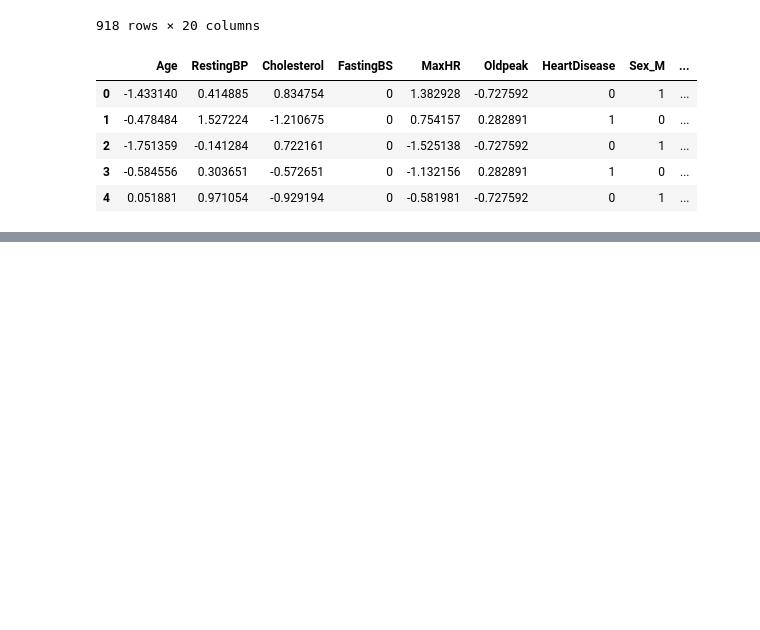
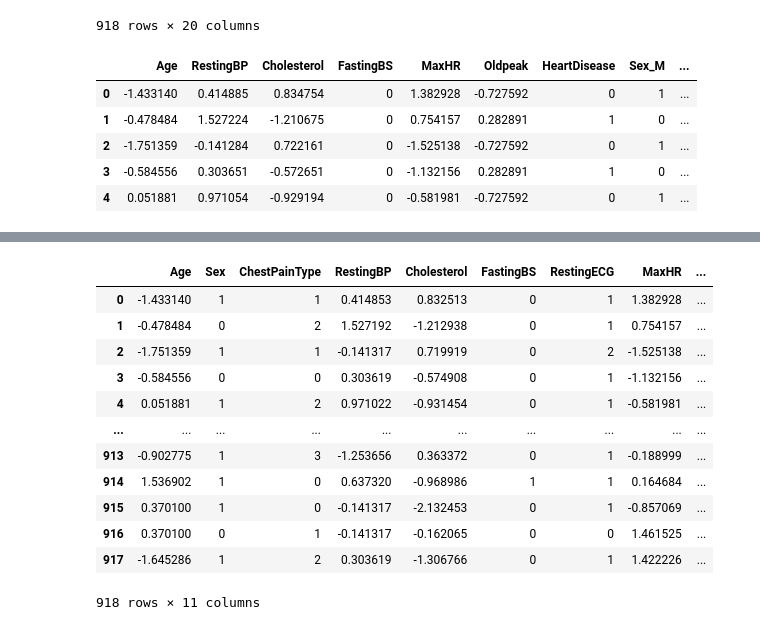
Before and after one commit to Shlok9027/Data-Science, a Jupyter notebook: MACHINE_LEARNING/Heart_Diesease_predictor/model.ipynb, the cells around one changed output, grey strips where cells are left out. Drawn from its saved outputs; the diff is of its cells as text; code cells hidden in the pictures; blank space fills up the shorter version.

```diff
--- a/MACHINE_LEARNING/Heart_Diesease_predictor/model.ipynb
+++ b/MACHINE_LEARNING/Heart_Diesease_predictor/model.ipynb
@@ -458,0 +556,40 @@ df_encoded.head()
+# %%
+X = df.drop('HeartDisease', axis =1 )
+y = df['HeartDisease']
+# %%
+from sklearn.preprocessing import LabelEncoder
+
+columns = ['Sex', 'ChestPainType', 'RestingECG', 'ST_Slope', 'ExerciseAngina']
+
+Xlabel = X.copy()
+
+label_encoders = {}
+
+for col in columns:
+    le = LabelEncoder()
+    Xlabel[col] = le.fit_transform(Xlabel[col].astype(str))
+    label_encoders[col] = le
+# %%
+from sklearn.preprocessing import StandardScaler
+
+scaler = StandardScaler()
+
+numeric_cols = ['Age', 'RestingBP', 'Cholesterol', 'MaxHR', 'Oldpeak']
+
+Xlabel[numeric_cols] = scaler.fit_transform(Xlabel[numeric_cols])
+# %%
+Xlabel
+# %% [output]
+|  | Age | Sex | ChestPainType | RestingBP | Cholesterol | FastingBS | RestingECG | MaxHR | ... |
+| 0 | -1.433140 | 1 | 1 | 0.414853 | 0.832513 | 0 | 1 | 1.382928 | ... |
+| 1 | -0.478484 | 0 | 2 | 1.527192 | -1.212938 | 0 | 1 | 0.754157 | ... |
+| 2 | -1.751359 | 1 | 1 | -0.141317 | 0.719919 | 0 | 2 | -1.525138 | ... |
+| 3 | -0.584556 | 0 | 0 | 0.303619 | -0.574908 | 0 | 1 | -1.132156 | ... |
+| 4 | 0.051881 | 1 | 2 | 0.971022 | -0.931454 | 0 | 1 | -0.581981 | ... |
+| ... | ... | ... | ... | ... | ... | ... | ... | ... | ... |
+| 913 | -0.902775 | 1 | 3 | -1.253656 | 0.363372 | 0 | 1 | -0.188999 | ... |
+| 914 | 1.536902 | 1 | 0 | 0.637320 | -0.968986 | 1 | 1 | 0.164684 | ... |
+| 915 | 0.370100 | 1 | 0 | -0.141317 | -2.132453 | 0 | 1 | -0.857069 | ... |
+| 916 | 0.370100 | 0 | 1 | -0.141317 | -0.162065 | 0 | 0 | 1.461525 | ... |
+| 917 | -1.645286 | 1 | 2 | 0.303619 | -1.306766 | 0 | 1 | 1.422226 | ... |
+918 rows × 11 columns
```
Also changed, not shown: parts of 25 cells of this notebook, 5 other files.
